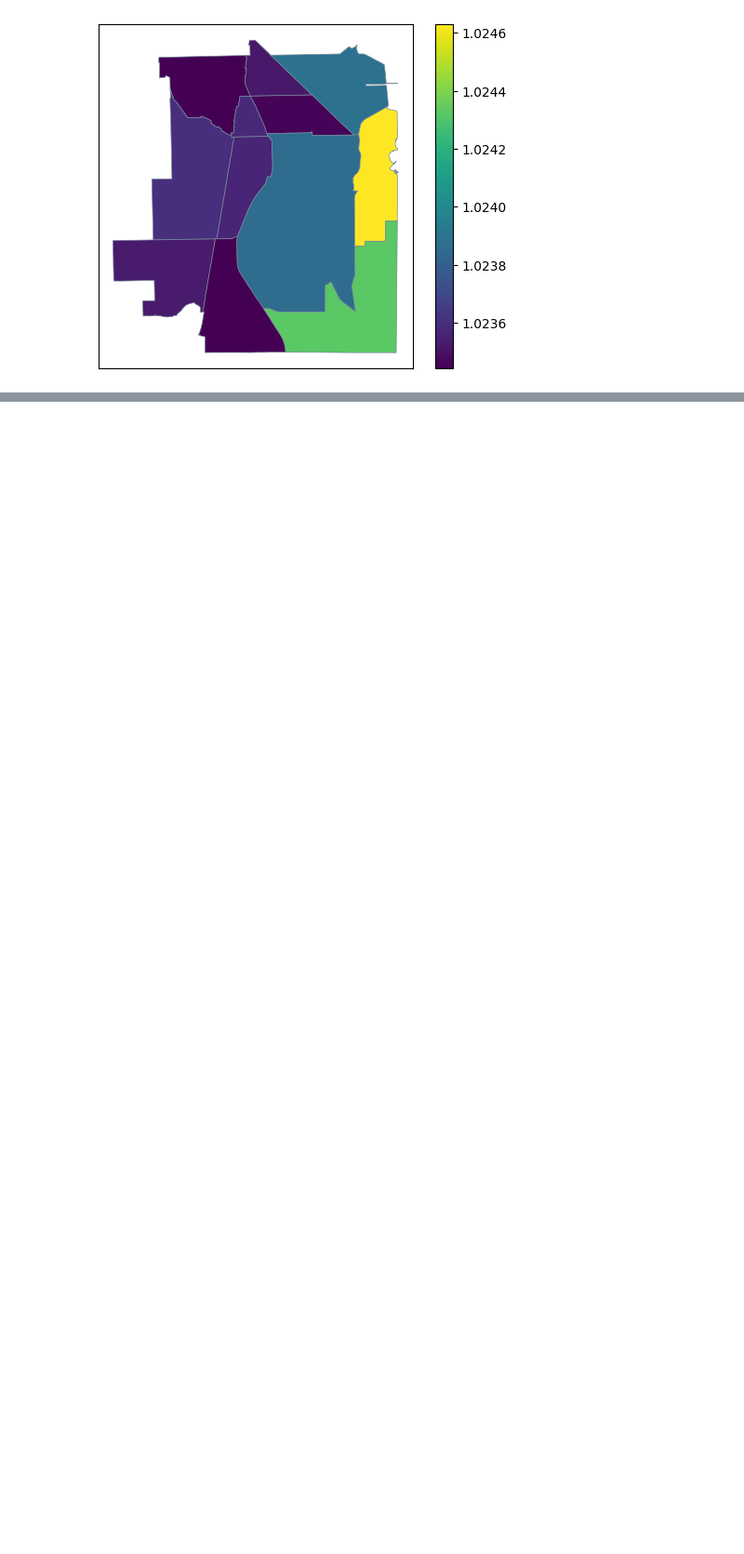
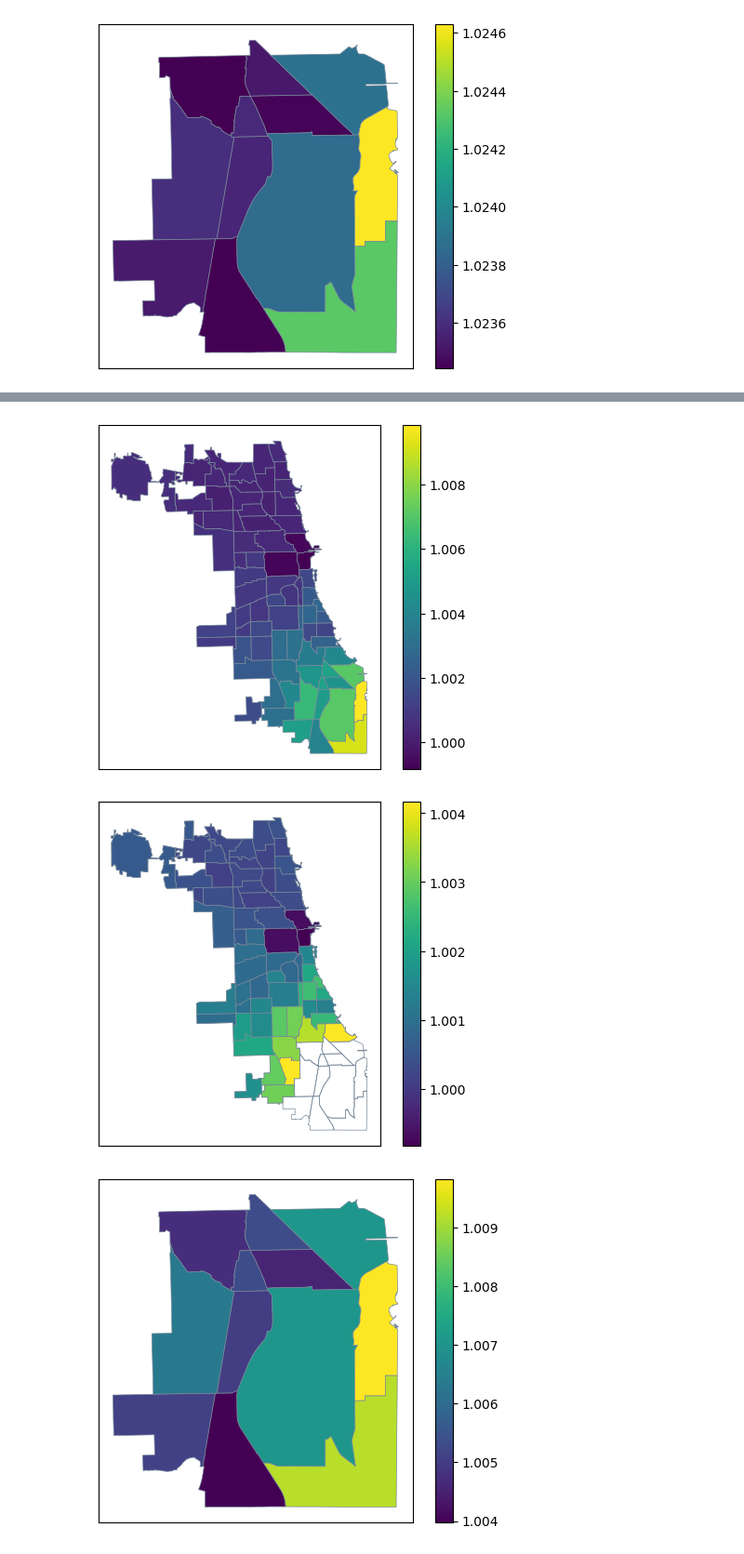
Before and after one commit to connachermurphy/qsm-chicago, a Jupyter notebook: analysis/qsm_chicago_model_A.ipynb, the cells around one changed output, grey strips where cells are left out. Shown: that part at 93% size. Drawn from its saved outputs; the diff is of its cells as text; code cells hidden in the pictures; blank space fills up the shorter version.

Commit message:
Add counterfactural simulation for the simple QSM transport shock

```diff
--- a/analysis/qsm_chicago_model_A.ipynb
+++ b/analysis/qsm_chicago_model_A.ipynb
@@ -300,0 +303,9 @@ plt.show()
+# %%
+# Reset A_hat
+A_hat = np.ones((1, K))
+
+# Reduce travel costs from far Southeast to employment core by 5%
+kappa_hat[far_southeast_indices.reshape(-1, 1), employment_core_indices] = 0.95
+
+w_hat = solve_counterfactual(theta, alpha, pi, H, L, A_hat, kappa_hat, H_hat)
+transport_shock_shp = summarize_counterfactual(neighborhoods_shp, w_hat, A_hat)
@@ -300,0 +330,47 @@ plt.show()
+# %%
+# w_hat (all neighborhoods)
+transport_shock_shp.plot(
+    column='w_hat', legend=True, edgecolor='lightslategray', linewidth=0.5
+)
+plt.xticks([])
+plt.yticks([])
+plt.savefig('../out/productivity_shock_w_hat.png')
+plt.show()
+
+# w_hat (exclude far southeast)
+fig, ax = plt.subplots()
+
+# Full boundaries
+transport_shock_shp.plot(
+    facecolor='none', edgecolor='lightslategray', linewidth=0.5, ax=ax
+)
+# Exclude far southeast
+transport_shock_shp[productivity_shock_shp['far_southeast'] == 0].plot(
+    column='w_hat', legend=True, edgecolor='lightslategray', linewidth=0.5, ax=ax
+)
+plt.xticks([])
+plt.yticks([])
+plt.savefig('../out/productivity_shock_w_hat_censor.png')
+plt.show()
+
+# w_hat (only far southeast)
+transport_shock_shp[transport_shock_shp['far_southeast'] == 1].plot(
+    column='w_hat', legend=True, edgecolor='lightslategray', linewidth=0.5
+)
+plt.xticks([])
+plt.yticks([])
+plt.savefig('../out/productivity_shock_w_hat_focus.png')
+plt.show()
+
+# w_hat (only loop)
+transport_shock_shp[transport_shock_shp['employment_core'] == 1].plot(
+    column='w_hat', legend=True, edgecolor='lightslategray', linewidth=0.5
+)
+plt.xticks([])
+plt.yticks([])
+plt.savefig('../out/transport_shock_w_hat_focus_core.png')
+plt.show()
+# %% [output]
+[figure, added]
+[figure, added]
+[figure, added]
```
Also changed, not shown: parts of 3 cells of this notebook, 5 other files.
